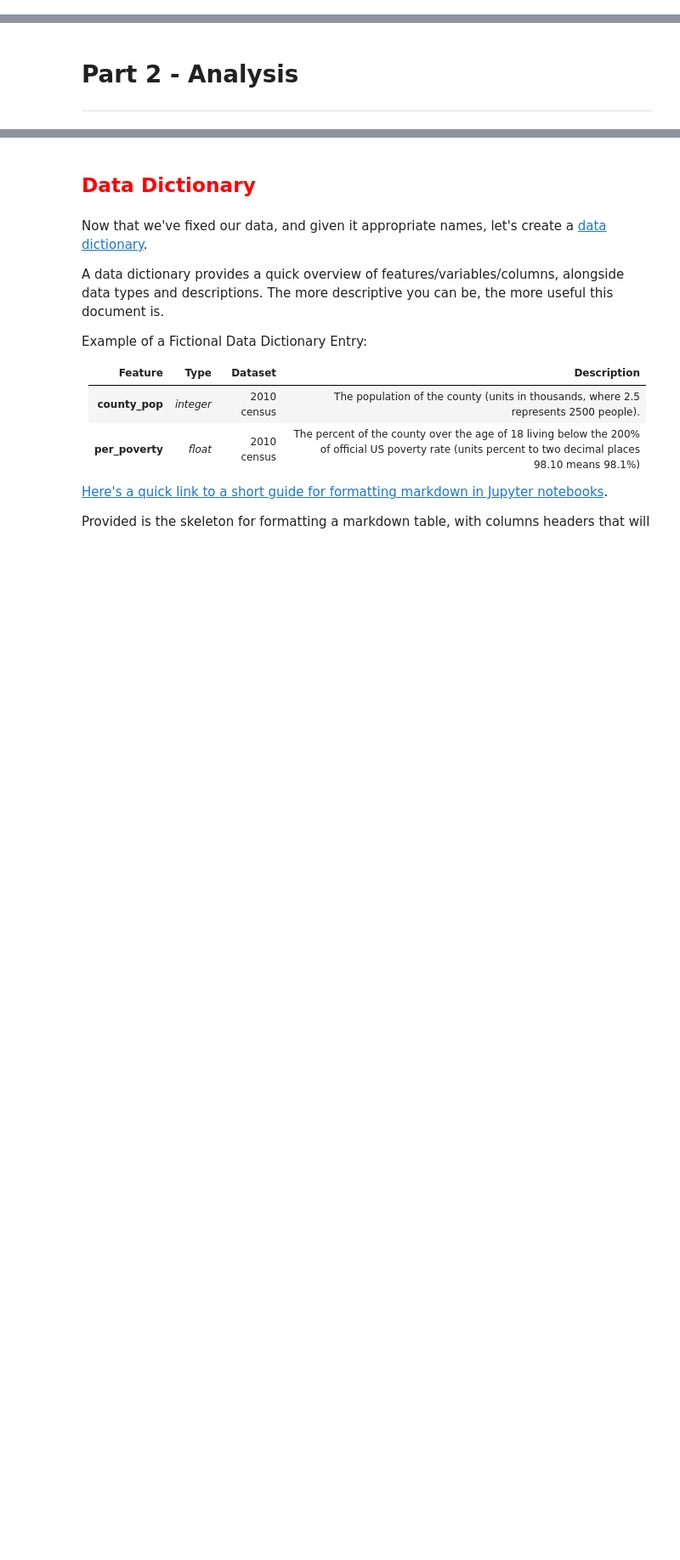
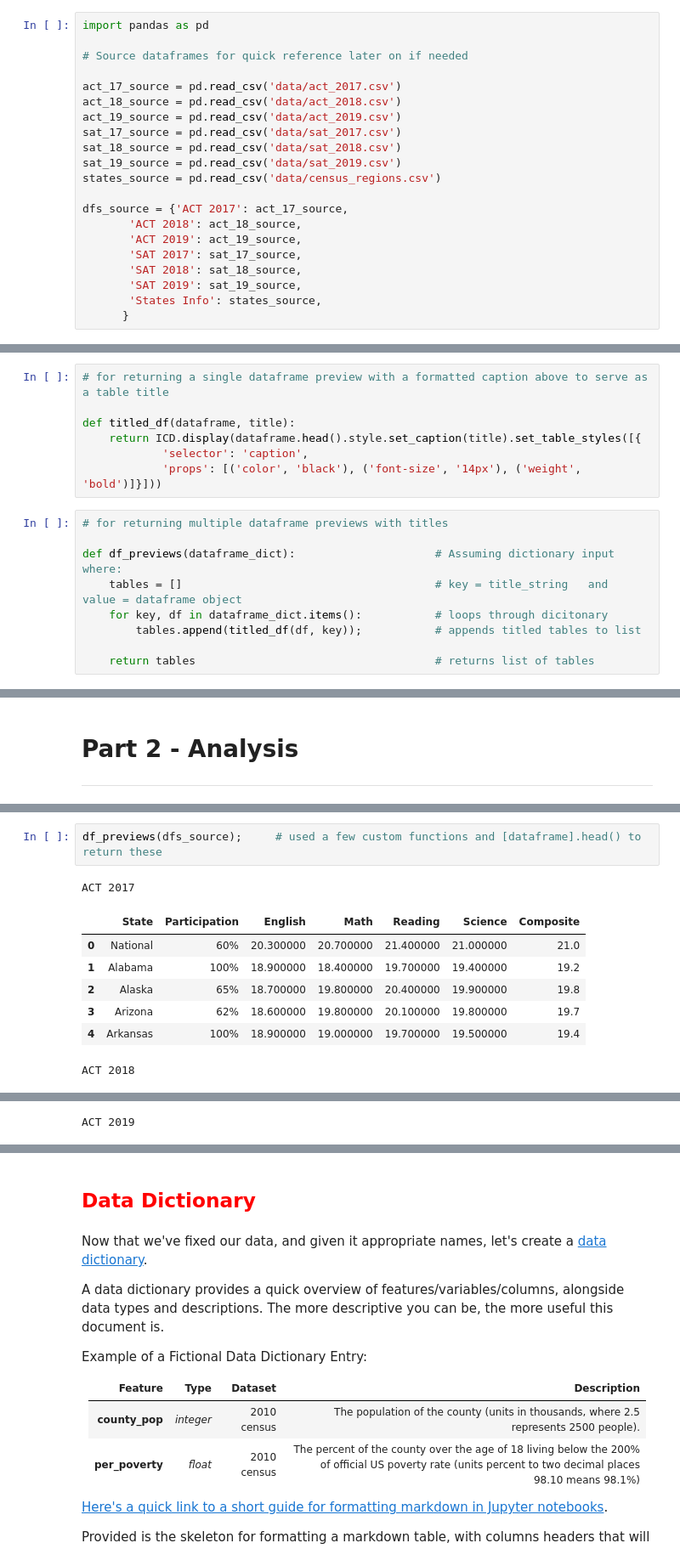
Before and after one commit to rileydr/SAT-ACT-Tests-Analysis, a Jupyter notebook: code/Project1_RRobertson_v1.ipynb, the cells around one changed output, grey strips where cells are left out. Shown: that part at 85% size. Saved outputs shown, nothing was run; the diff lists cells and outputs as text; blank space fills up the shorter version.

```diff
--- a/code/Project1_RRobertson_v1.ipynb
+++ b/code/Project1_RRobertson_v1.ipynb
@@ -85,0 +92,21 @@ I found corroboration from another census.gov document ([all-geocodes-v2016.xlsx
+# %%
+import pandas as pd
+
+# Source dataframes for quick reference later on if needed
+
+act_17_source = pd.read_csv('data/act_2017.csv')
+act_18_source = pd.read_csv('data/act_2018.csv')
+act_19_source = pd.read_csv('data/act_2019.csv')
+sat_17_source = pd.read_csv('data/sat_2017.csv')
+sat_18_source = pd.read_csv('data/sat_2018.csv')
+sat_19_source = pd.read_csv('data/sat_2019.csv')
+states_source = pd.read_csv('data/census_regions.csv')
+
+dfs_source = {'ACT 2017': act_17_source,
+       'ACT 2018': act_18_source,
+       'ACT 2019': act_19_source,
+       'SAT 2017': sat_17_source,
+       'SAT 2018': sat_18_source,
+       'SAT 2019': sat_19_source,
+       'States Info': states_source,
+      }
@@ -151,0 +207,16 @@ def per_to_dec(percent):
+# %%
+# for returning a single dataframe preview with a formatted caption above to serve as a table title
+
+def titled_df(dataframe, title):
+    return ICD.display(dataframe.head().style.set_caption(title).set_table_styles([{
+            'selector': 'caption',
+            'props': [('color', 'black'), ('font-size', '14px'), ('weight', 'bold')]}]))
+# %%
+# for returning multiple dataframe previews with titles
+
+def df_previews(dataframe_dict):                     # Assuming dictionary input where:
+    tables = []                                      # key = title_string   and   value = dataframe object
+    for key, df in dataframe_dict.items():           # loops through dicitonary
+        tables.append(titled_df(df, key));           # appends titled tables to list
+
+    return tables                                    # returns list of tables
@@ -197,0 +256,11 @@ Import the datasets that you selected for this project and go through the follow
+# %%
+df_previews(dfs_source);     # used a few custom functions and [dataframe].head() to return these
+# %% [output]
+ACT 2017
+|  | State | Participation | English | Math | Reading | Science | Composite |
+| 0 | National | 60% | 20.300000 | 20.700000 | 21.400000 | 21.000000 | 21.0 |
+| 1 | Alabama | 100% | 18.900000 | 18.400000 | 19.700000 | 19.400000 | 19.2 |
+| 2 | Alaska | 65% | 18.700000 | 19.800000 | 20.400000 | 19.900000 | 19.8 |
+| 3 | Arizona | 62% | 18.600000 | 19.800000 | 20.100000 | 19.800000 | 19.7 |
+| 4 | Arkansas | 100% | 18.900000 | 19.000000 | 19.700000 | 19.500000 | 19.4 |
+ACT 2018
@@ -197,0 +273 @@ Import the datasets that you selected for this project and go through the follow
+ACT 2019
```
Also changed, not shown: parts of 120 cells of this notebook, 23 other files.
